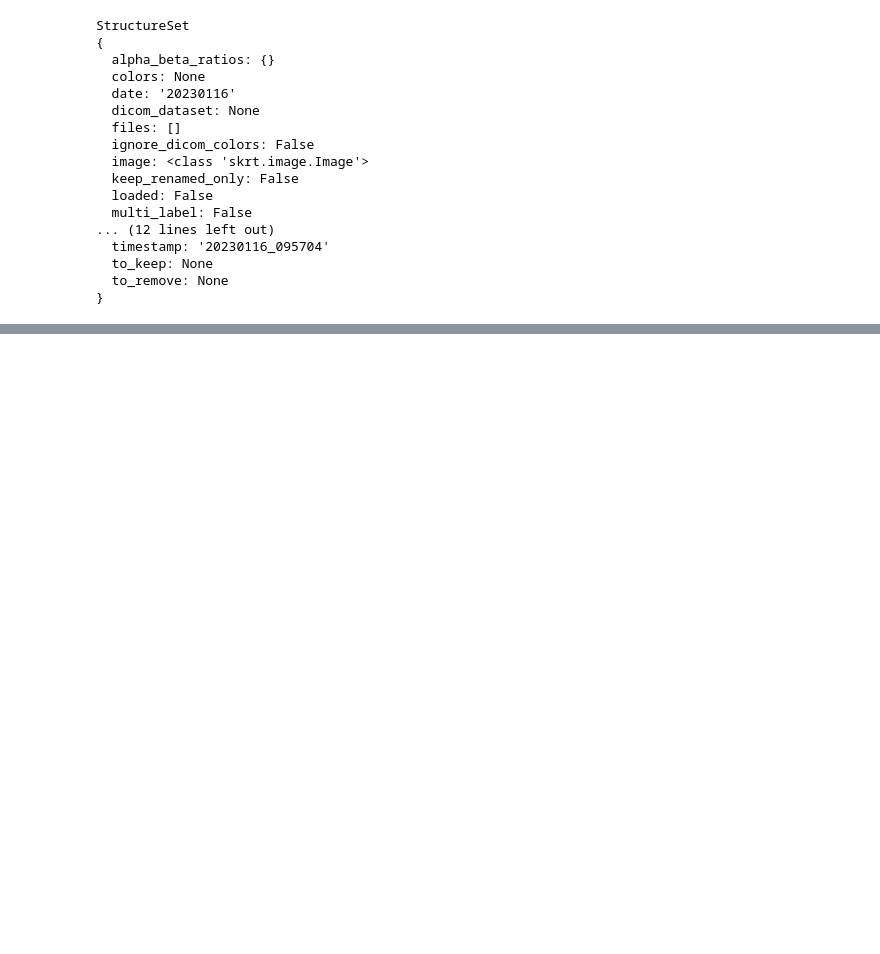
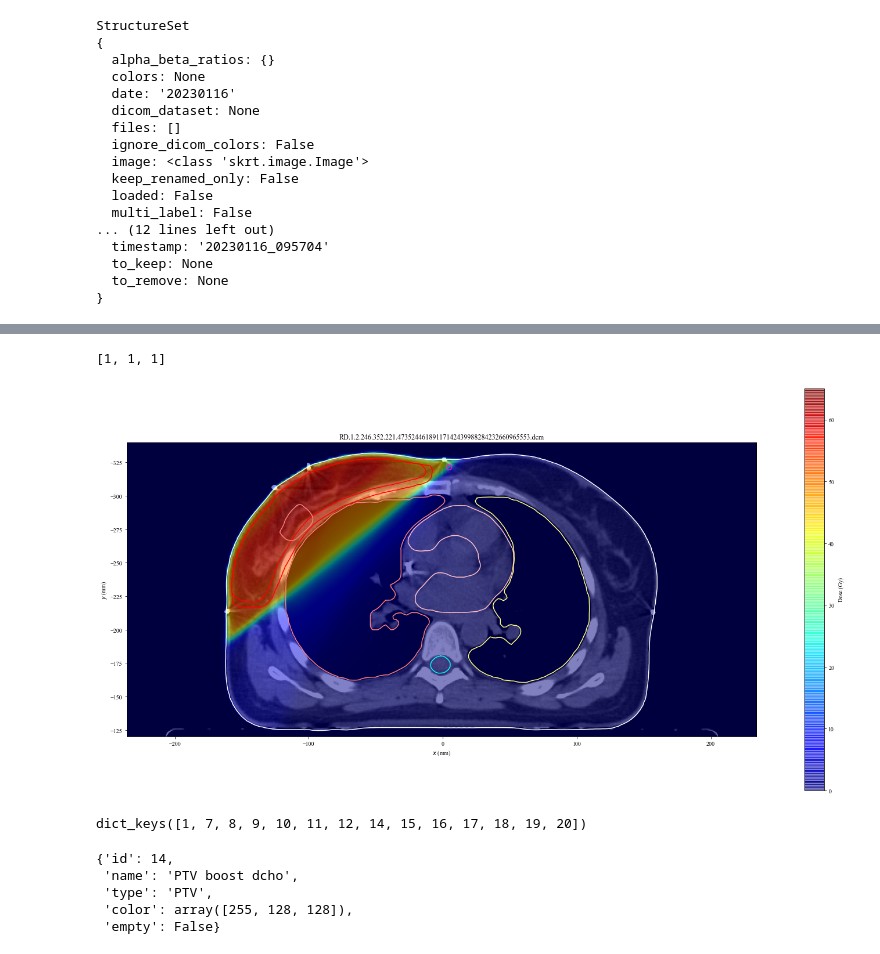
Before and after one commit to csarux/rtviewer, a Jupyter notebook: notebooks/scikit-rt-tests.ipynb, the cells around one changed output, grey strips where cells are left out. Saved outputs shown, nothing was run; the diff lists cells and outputs as text; code cells hidden in the pictures; blank space fills up the shorter version.

```diff
--- a/notebooks/scikit-rt-tests.ipynb
+++ b/notebooks/scikit-rt-tests.ipynb
@@ -174,0 +155,2 @@ Type:      method
+# %%
+dose3 = stdy.ct_doses[3]
@@ -174,0 +159,12 @@ Type:      method
+# %%
+dose3.get_voxel_size()
+# %% [output]
+[1, 1, 1]
+# %%
+pos=111
+fig, ax = plt.subplots(figsize=(20,10))
+ss0.plot(ax=ax, show=False, pos=pos)
+dose3.plot(pos=pos, colorbar=1, ax=ax, zoom=1, intensity=[0, 65])
+plt.show()
+# %% [output]
+[figure, added]
@@ -174,0 +177,12 @@ Type:      method
+# %%
+strs.keys()
+# %% [output]
+dict_keys([1, 7, 8, 9, 10, 11, 12, 14, 15, 16, 17, 18, 19, 20])
+# %%
+strs[14]
+# %% [output]
+{'id': 14,
+ 'name': 'PTV boost dcho',
+ 'type': 'PTV',
+ 'color': array([255, 128, 128]),
+ 'empty': False}
```
Also changed, not shown: parts of 29 cells of this notebook, 2 other files.
